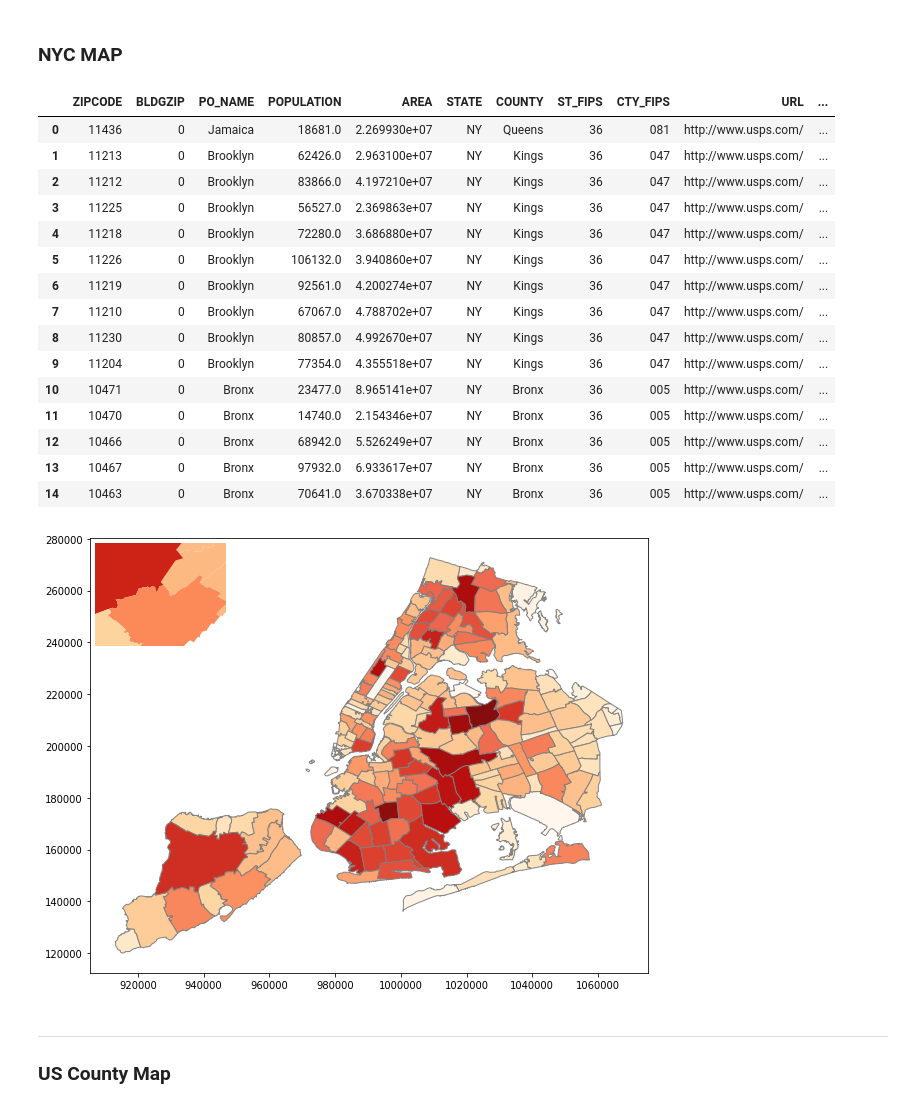
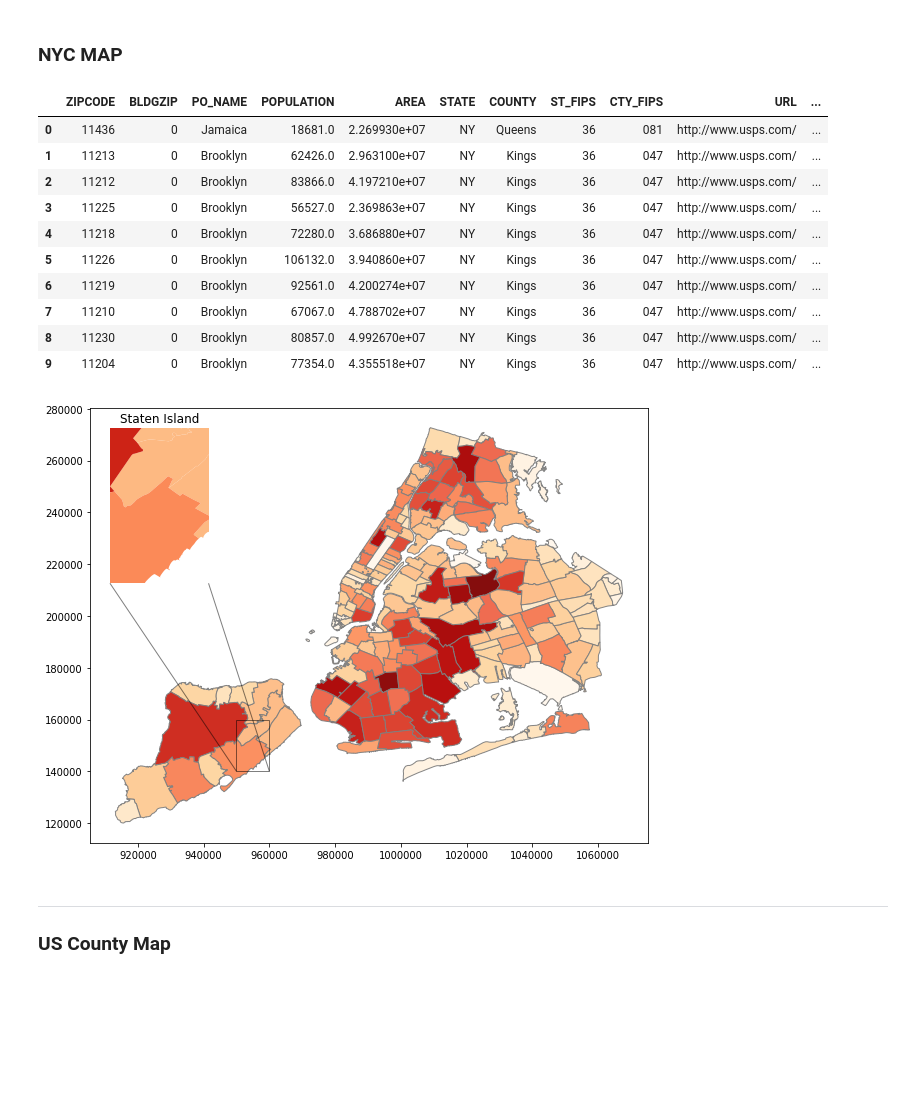
Before and after one commit to mwaugh0328/data_bootcamp_spring_2018, a Jupyter notebook: week13/geopandas.ipynb, the cells around one changed output. Cells and saved outputs as stored; diff of their text form; code cells hidden in the pictures; blank space fills up the shorter version.

```diff
--- a/week13/geopandas.ipynb
+++ b/week13/geopandas.ipynb
@@ -17,13 +18,13 @@ One open question is that prior to this, I updated visual studio on my laptop. I
 # %% [markdown]
 ### NYC MAP
 # %%
-path = "C:\\data_bootcamp\\data_bootcamp_spring_2018\\week13\\shape_files\\NYC"
+path = "C:\\data_bootcamp_spring_2018\\week13\\shape_files\\NYC"
 
 regions_shape = path + "\\ZIP_CODE_040114.shx"
 # %%
 nyc_map = gpd.read_file(regions_shape)
 # %%
-nyc_map.head(15)
+nyc_map.head(10)
 # %% [output]
 |  | ZIPCODE | BLDGZIP | PO_NAME | POPULATION | AREA | STATE | COUNTY | ST_FIPS | CTY_FIPS | URL | ... |
 | 0 | 11436 | 0 | Jamaica | 18681.0 | 2.269930e+07 | NY | Queens | 36 | 081 | http://www.usps.com/ | ... |
@@ -36,43 +37,42 @@ nyc_map.head(15)
 | 7 | 11210 | 0 | Brooklyn | 67067.0 | 4.788702e+07 | NY | Kings | 36 | 047 | http://www.usps.com/ | ... |
 | 8 | 11230 | 0 | Brooklyn | 80857.0 | 4.992670e+07 | NY | Kings | 36 | 047 | http://www.usps.com/ | ... |
 | 9 | 11204 | 0 | Brooklyn | 77354.0 | 4.355518e+07 | NY | Kings | 36 | 047 | http://www.usps.com/ | ... |
-| 10 | 10471 | 0 | Bronx | 23477.0 | 8.965141e+07 | NY | Bronx | 36 | 005 | http://www.usps.com/ | ... |
-| 11 | 10470 | 0 | Bronx | 14740.0 | 2.154346e+07 | NY | Bronx | 36 | 005 | http://www.usps.com/ | ... |
-| 12 | 10466 | 0 | Bronx | 68942.0 | 5.526249e+07 | NY | Bronx | 36 | 005 | http://www.usps.com/ | ... |
-| 13 | 10467 | 0 | Bronx | 97932.0 | 6.933617e+07 | NY | Bronx | 36 | 005 | http://www.usps.com/ | ... |
-| 14 | 10463 | 0 | Bronx | 70641.0 | 3.670338e+07 | NY | Bronx | 36 | 005 | http://www.usps.com/ | ... |
 # %%
 fig, ax = plt.subplots(figsize = (10,8))
 
 # First create the map for the urban share
 
 nyc_map.plot(ax = ax, edgecolor='tab:grey', column='POPULATION', cmap='OrRd', alpha = 0.95)
 
 
-axins = zoomed_inset_axes(ax, 2, loc=2)  # zoom = 6
+axins = zoomed_inset_axes(ax, 3, loc=2, borderpad=2)  # zoom = 6
 nyc_map.plot(ax = axins, column='POPULATION', cmap='OrRd')
 
-x1, x2, y1, y2 = 940000, 960000, 140000, 160000
+x1, x2, y1, y2 = 950000, 960000, 140000, 160000
 axins.set_xlim(x1, x2)
 axins.set_ylim(y1, y2)
+
+axins.set_title("Staten Island")
 #fix the number of ticks on the inset axes
 #axins.yaxis.get_major_locator().set_params(nbins=7)
 #axins.xaxis.get_major_locator().set_params(nbins=7)
 
-#mark_inset(ax, axins, loc1=2, loc2=4, fc="none", ec="0.5")
+mark_inset(ax, axins, loc1=3, loc2=4, fc="none", alpha = 0.5)
 
 axins.spines["right"].set_visible(False)
 axins.spines["top"].set_visible(False)
 axins.spines["left"].set_visible(False)
 axins.spines["bottom"].set_visible(False)
 
 #axins.Tick.remove()
 
 axins.get_xaxis().set_visible(False)
 axins.get_yaxis().set_visible(False)
 
+
+
 #axins.plot()
 
 plt.show()
 # %% [output]
-[figure, old version]
+[figure, new version]
```
Also changed, not shown: parts of 3 cells of this notebook.
